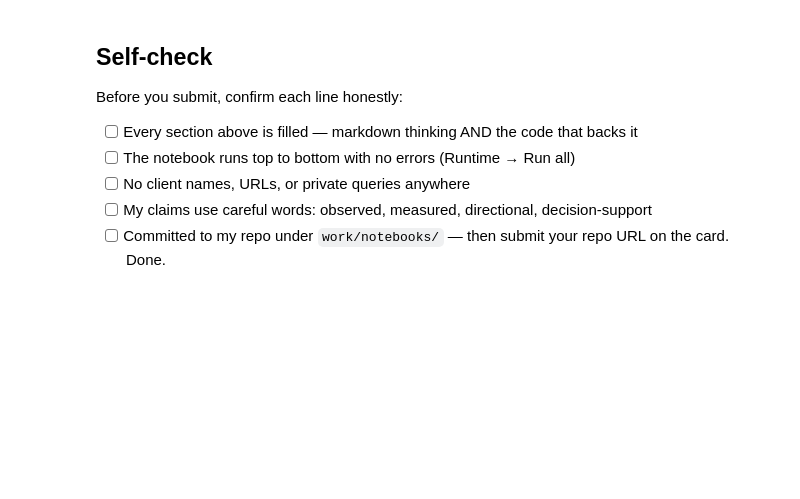
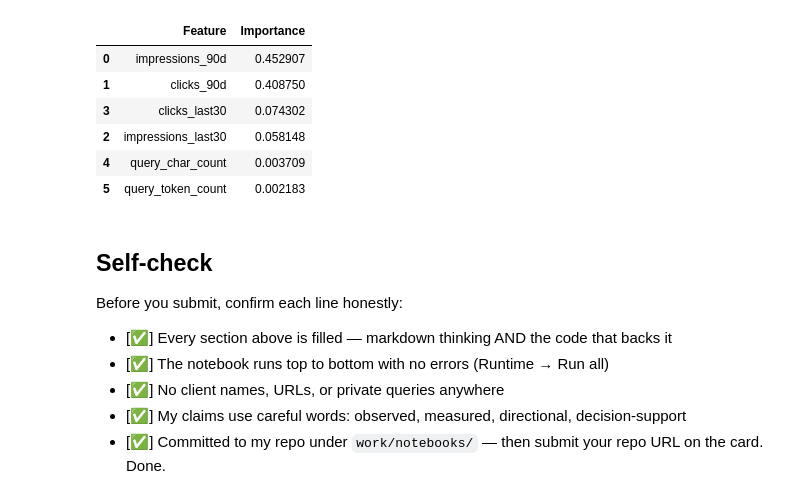
Before and after one commit to alsa-mirza/flyrank-ml-internship, a Jupyter notebook: work/notebooks/w05_model.ipynb, the cells around one changed output. Drawn from its saved outputs; the diff is of its cells as text; code cells hidden in the pictures; blank space fills up the shorter version.

```diff
--- a/work/notebooks/w05_model.ipynb
+++ b/work/notebooks/w05_model.ipynb
@@ -36,0 +97,17 @@ This skeleton is yours to fill. Work the sections **in order** — each one has
+# %%
+from sklearn.ensemble import RandomForestClassifier
+from sklearn.metrics import accuracy_score, classification_report
+
+# Train model
+model = RandomForestClassifier(
+    n_estimators=100,
+    random_state=42
+)
+model.fit(X_train, y_train)
+# Prediction
+pred = model.predict(X_test)
+# Accuracy
+acc = accuracy_score(y_test, pred)
+print("Random Forest Accuracy:", round(acc,4))
+print("\nClassification Report\n")
+print(classification_report(y_test,pred))
@@ -37,10 +155,32 @@ This skeleton is yours to fill. Work the sections **in order** — each one has
+# %%
+# Feature Importance
+import pandas as pd
+
+importance = pd.DataFrame({
+    "Feature": X.columns,
+    "Importance": model.feature_importances_
+})
+
+importance = importance.sort_values(
+    by="Importance",
+    ascending=False
+)
+importance
+# %% [output]
+|  | Feature | Importance |
+| 0 | impressions_90d | 0.452907 |
+| 1 | clicks_90d | 0.408750 |
+| 3 | clicks_last30 | 0.074302 |
+| 2 | impressions_last30 | 0.058148 |
+| 4 | query_char_count | 0.003709 |
+| 5 | query_token_count | 0.002183 |
 # %% [markdown]
 ## Self-check
 
 Before you submit, confirm each line honestly:
 
-- [ ] Every section above is filled — markdown thinking AND the code that backs it
-- [ ] The notebook runs top to bottom with no errors (Runtime → Run all)
-- [ ] No client names, URLs, or private queries anywhere
-- [ ] My claims use careful words: observed, measured, directional, decision-support
-- [ ] Committed to my repo under `work/notebooks/` — then submit your repo URL on the card. Done.
+- [✅] Every section above is filled — markdown thinking AND the code that backs it
+- [✅] The notebook runs top to bottom with no errors (Runtime → Run all)
+- [✅] No client names, URLs, or private queries anywhere
+- [✅] My claims use careful words: observed, measured, directional, decision-support
+- [✅] Committed to my repo under `work/notebooks/` — then submit your repo URL on the card. Done.
```
Also changed, not shown: parts of 19 cells of this notebook.
